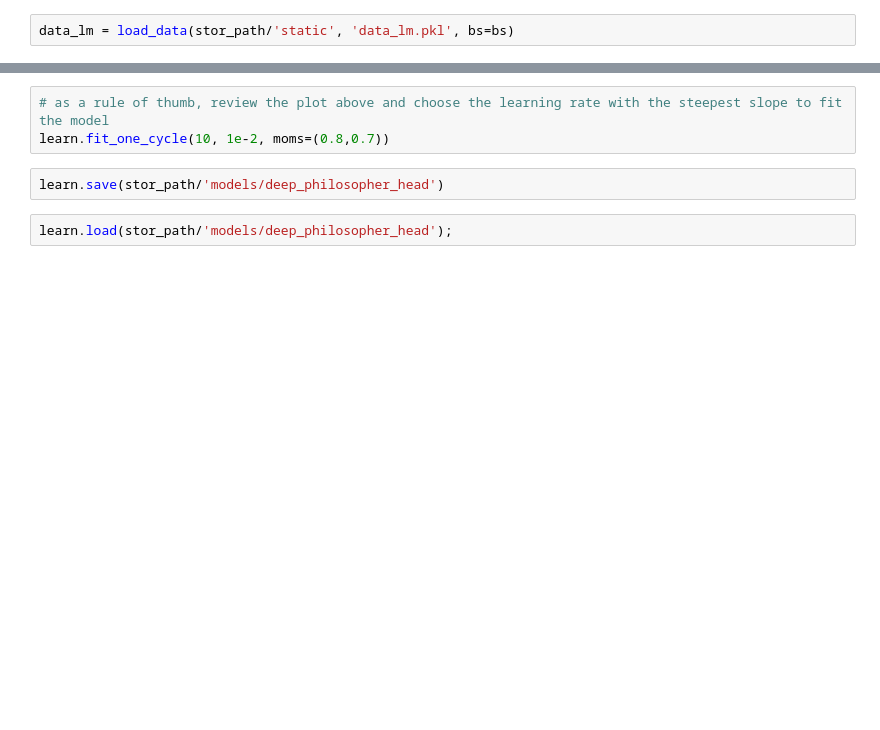
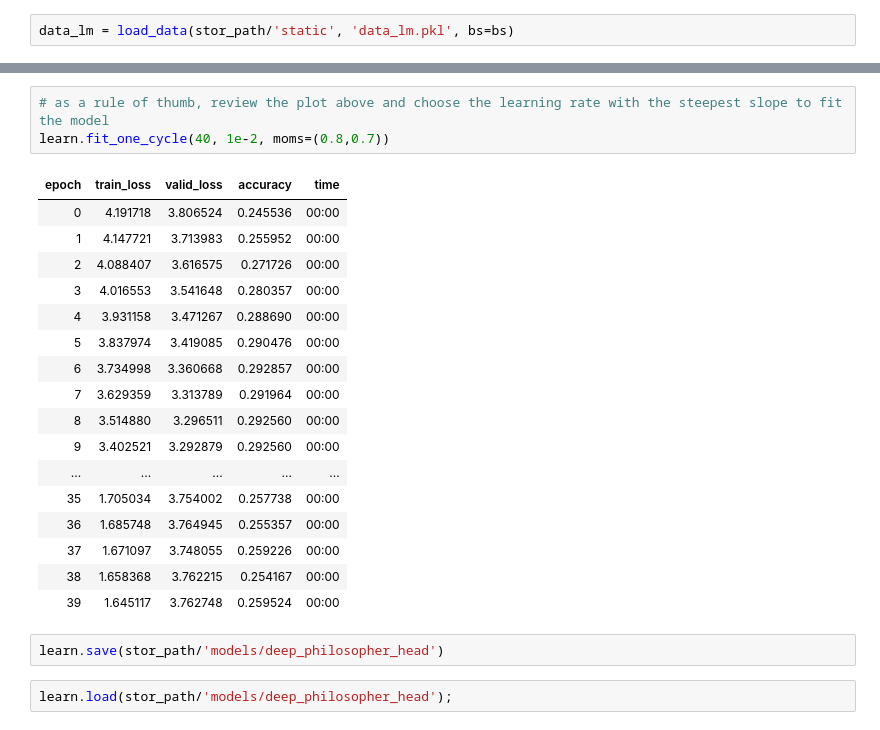
Before and after one commit to jobvisser03/deep-philosopher, a Jupyter notebook: app/deep_philosopher.ipynb, the cells around one changed output, grey strips where cells are left out. Drawn from its saved outputs; the diff is of its cells as text; blank space fills up the shorter version.

```diff
--- a/app/deep_philosopher.ipynb
+++ b/app/deep_philosopher.ipynb
@@ -63,6 +124,24 @@ learn.recorder.plot(skip_end=15)
 # %%
 # as a rule of thumb, review the plot above and choose the learning rate with the steepest slope to fit the model
-learn.fit_one_cycle(10, 1e-2, moms=(0.8,0.7))
+learn.fit_one_cycle(40, 1e-2, moms=(0.8,0.7))
+# %% [output]
+| epoch | train_loss | valid_loss | accuracy | time |
+| 0 | 4.191718 | 3.806524 | 0.245536 | 00:00 |
+| 1 | 4.147721 | 3.713983 | 0.255952 | 00:00 |
+| 2 | 4.088407 | 3.616575 | 0.271726 | 00:00 |
+| 3 | 4.016553 | 3.541648 | 0.280357 | 00:00 |
+| 4 | 3.931158 | 3.471267 | 0.288690 | 00:00 |
+| 5 | 3.837974 | 3.419085 | 0.290476 | 00:00 |
+| 6 | 3.734998 | 3.360668 | 0.292857 | 00:00 |
+| 7 | 3.629359 | 3.313789 | 0.291964 | 00:00 |
+| 8 | 3.514880 | 3.296511 | 0.292560 | 00:00 |
+| 9 | 3.402521 | 3.292879 | 0.292560 | 00:00 |
+| ... | ... | ... | ... | ... |
+| 35 | 1.705034 | 3.754002 | 0.257738 | 00:00 |
+| 36 | 1.685748 | 3.764945 | 0.255357 | 00:00 |
+| 37 | 1.671097 | 3.748055 | 0.259226 | 00:00 |
+| 38 | 1.658368 | 3.762215 | 0.254167 | 00:00 |
+| 39 | 1.645117 | 3.762748 | 0.259524 | 00:00 |
 # %%
 learn.save(stor_path/'models/deep_philosopher_head')
 # %%
```
Also changed, not shown: parts of 18 cells of this notebook, 1 other file.
